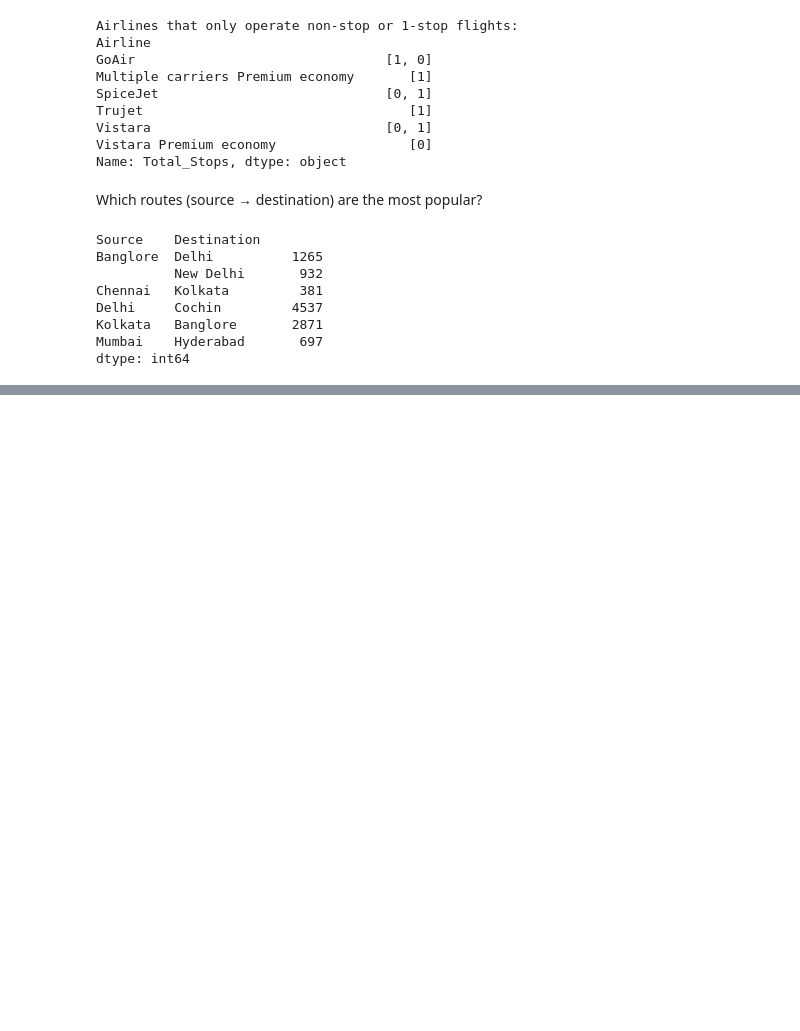
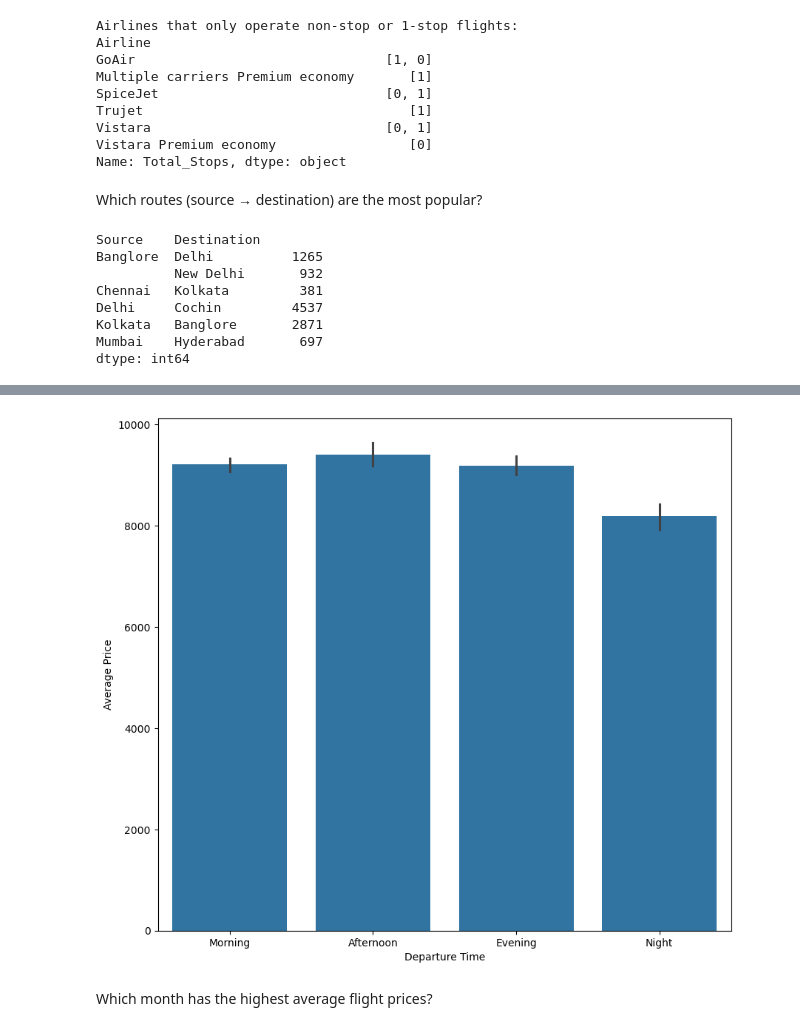
Before and after one commit to av-datadev/expedition, a Jupyter notebook: Python/EDA/Flight/eda.ipynb, the cells around one changed output, grey strips where cells are left out. Cells and saved outputs as stored; diff of their text form; code cells hidden in the pictures; blank space fills up the shorter version.

```diff
--- a/Python/EDA/Flight/eda.ipynb
+++ b/Python/EDA/Flight/eda.ipynb
@@ -239,0 +356,12 @@ dtype: int64
+# %%
+def dep_time(hour):
+    if 5 <= hour < 12:
+        return 'Morning'
+    elif 12 <= hour < 17:
+        return 'Afternoon'
+    elif 17 <= hour < 21:
+        return 'Evening'
+    else:
+        return 'Night'
+
+df['Dep_time_slot'] = df['Dep_Hour'].apply(dep_time)
@@ -239,0 +379,10 @@ dtype: int64
+# %%
+plt.figure(figsize=(10,9))
+sns.barplot(x='Dep_time_slot',y='Price',data=df,order=['Morning','Afternoon','Evening','Night'])
+plt.ylabel('Average Price')
+plt.xlabel('Departure Time')
+plt.show()
+# %% [output]
+[figure, added]
+# %% [markdown]
+Which month has the highest average flight prices?
```
Also changed, not shown: parts of 22 cells of this notebook, 10 other files.
